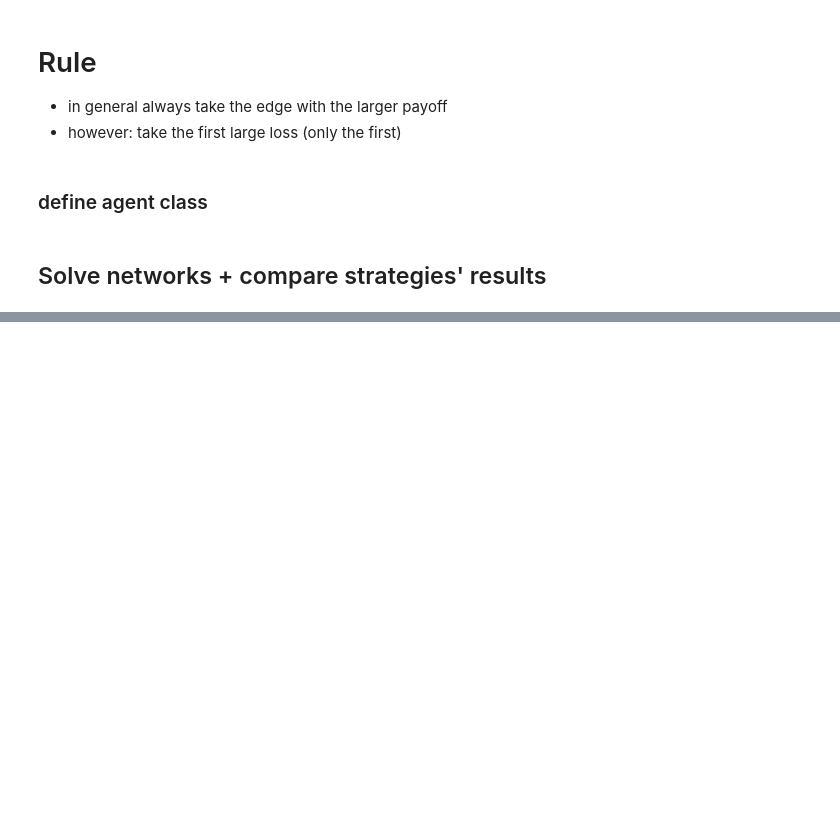
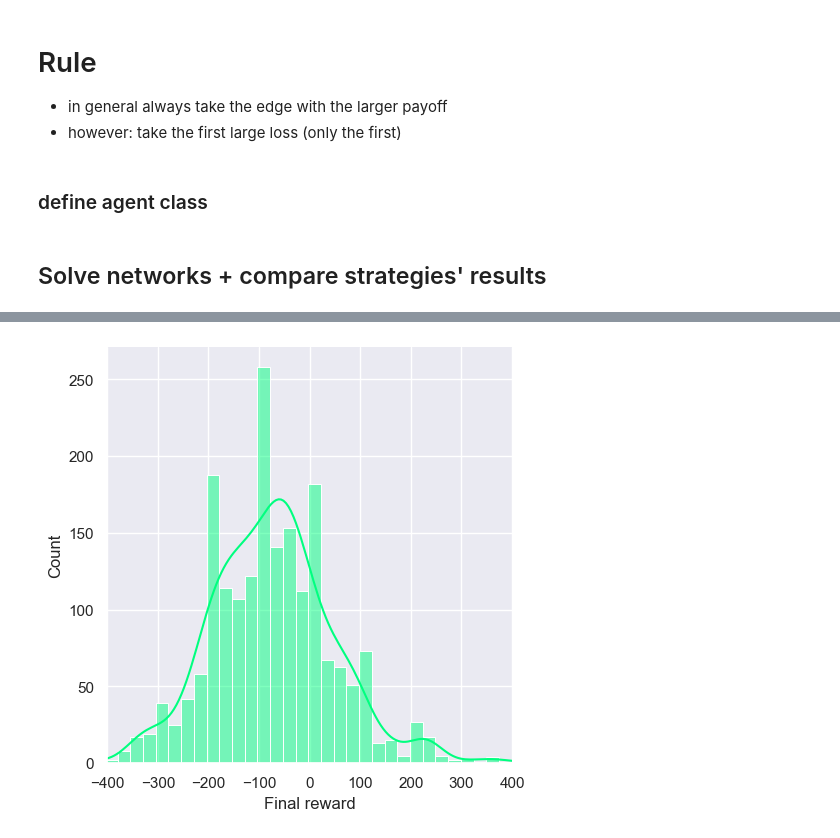
Before and after one commit to LBrinkmann/reward-network-iii-algorithm, a Jupyter notebook: notebooks/rule_based.ipynb, the cells around one changed output, grey strips where cells are left out. Cells and saved outputs as stored; diff of their text form; code cells hidden in the pictures; blank space fills up the shorter version.

```diff
--- a/notebooks/rule_based.ipynb
+++ b/notebooks/rule_based.ipynb
@@ -135,0 +178,7 @@ Ttest_relResult(statistic=-0.9999999999999998, pvalue=0.3175526601764128)
+# %%
+print("-------C (random)-------")
+C = Rule_Agent('random')
+
+for network in train:
+    C.solve(network)
+print('\n')
@@ -135,0 +213,5 @@ Ttest_relResult(statistic=-0.9999999999999998, pvalue=0.3175526601764128)
+# %%
+C.save_solutions()
+C.inspect_solutions()
+# %% [output]
+[figure, added]
```
Also changed, not shown: parts of 21 cells of this notebook, 4 other files.
